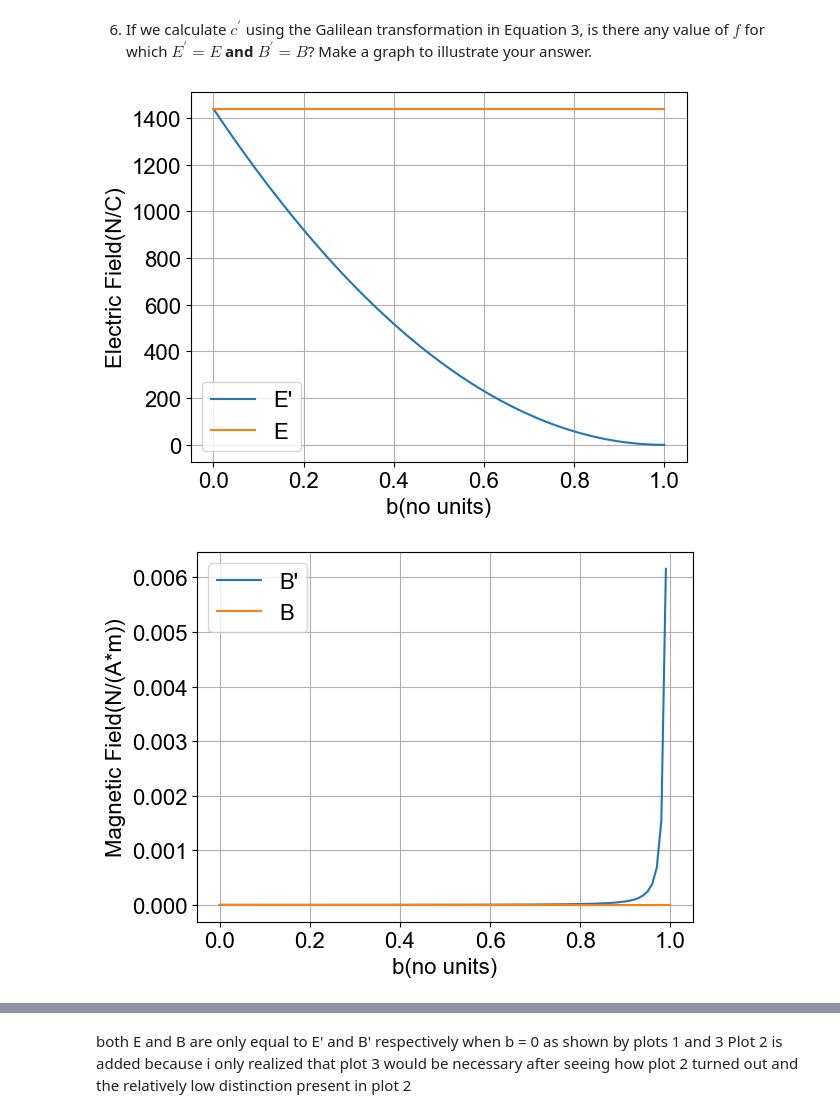
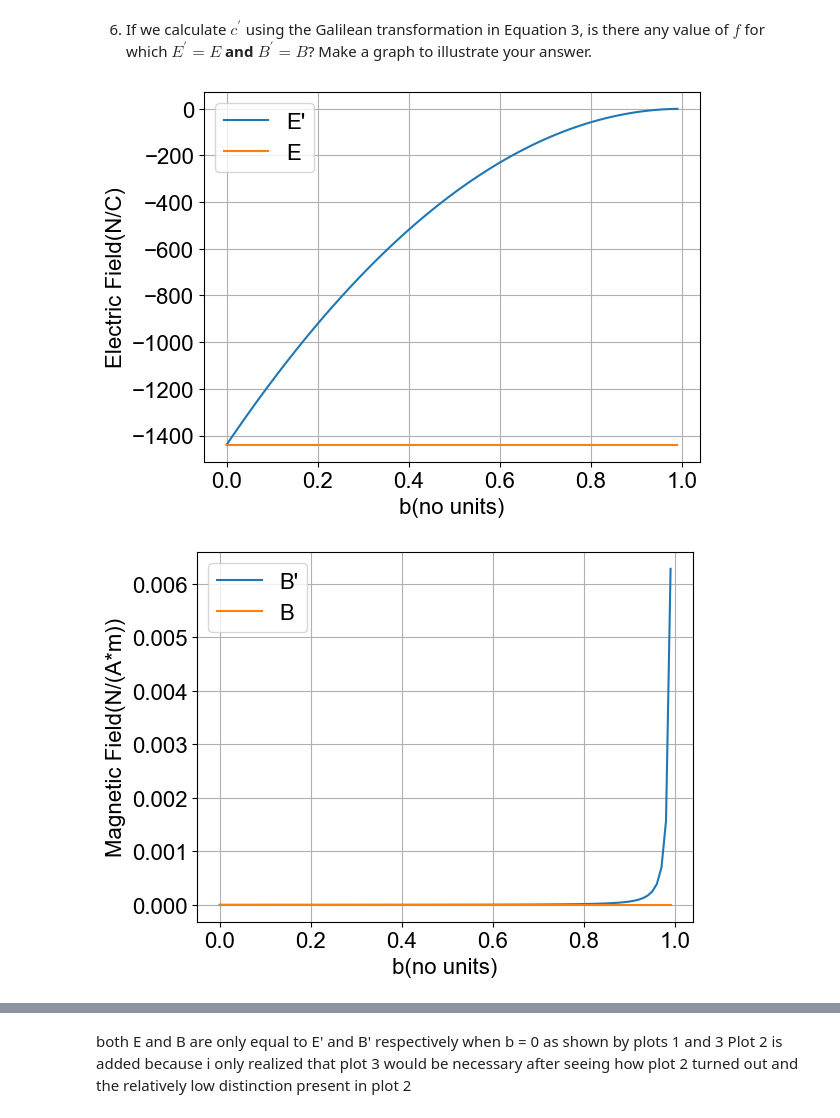
Before and after one commit to RafeWilkinson/Phys30924, a Jupyter notebook: assignment1.ipynb, the cells around one changed output, grey strips where cells are left out. Saved outputs shown, nothing was run; the diff lists cells and outputs as text; code cells hidden in the pictures.

```diff
--- a/assignment1.ipynb
+++ b/assignment1.ipynb
@@ -62,7 +61,7 @@ plt.show()
     <li>The Galilean velocity transformation suggests that objects can "catch up" with light, so that light in a vacuum appears to be going slower than the value of $c$ from Equation (1). Make a plot of $c^{\prime}$, the <strong>incorrect</strong> speed of light in frame $S^{\prime}$ according to the Galilean transformation, as a function of $f$. Put units on the axes where appropriate.</li>
 </ol>
 # %%
-b = np.linspace(0, 1, 100, endpoint = True)
+b = np.linspace(0, 1, 100, endpoint = False)
 def C (f):
     return constants.c * (1-f)
 plt.plot(b, C(b))
@@ -84,7 +83,7 @@ MiM = 1*10**-6
 def E0(C):
     return 1/(constants.mu_0 * C**2)
 E_0 = E0(C(b))
-Ef= constants.e/(4*np.pi*E_0*(MiM**2))
+Ef= -constants.e/(4*np.pi*E_0*(MiM**2))
 plt.plot(b, E_0)
 plt.grid()
 plt.xlabel('b(no units)')
@@ -134,32 +133,32 @@ plt.show()
 <li>If we calculate $c^{\prime}$ using the Galilean transformation in Equation 3, is there any value of $f$ for which $E^{\prime} = E$ <strong>and</strong> $B^{\prime} = B$? Make a graph to illustrate your answer.</li>
 </ol>
 # %%
-Egood = constants.e / (4*np.pi*constants.epsilon_0*MiM**2)
+Egood = -constants.e / (4*np.pi*constants.epsilon_0*MiM**2)
 Bgood = (constants.mu_0*1)/(1*2)
 BNew = Mu0New/2
 plt.plot(b, Ef, label = "E'")
 plt.plot(b, Egood*np.ones(len(b)), label = "E")
 plt.xlabel("b(no units)")
 plt.ylabel("Electric Field(N/C)")
 plt.legend()
 plt.grid()
 plt.show()
 
 plt.plot(b, BNew, label = "B'")
 plt.plot(b, Bgood*np.ones(len(b)), label = "B")
 plt.xlabel("b(no units)")
 plt.ylabel("Magnetic Field(N/(A*m))")
 plt.legend()
 plt.grid()
 plt.show()
 
 plt.semilogy(b, BNew, label = "B'")
 plt.semilogy(b, Bgood*np.ones(len(b)), label = "B")
 plt.xlabel("b(no units)")
 plt.ylabel("Magnetic Field(N/(A*m))")
 plt.legend()
 plt.grid()
 plt.show()
 # %% [output]
-[figure, old version]
+[figure, new version]
-[figure, old version]
+[figure, new version]
@@ -167,3 +166,3 @@ plt.show()
-# %% [markdown]
-both E and B are only equal to E' and B' respectively when b = 0 as shown by plots 1 and 3
-Plot 2 is added because i only realized that plot 3 would be necessary after seeing how plot 2 turned out and the relatively low distinction present in plot 2
+# %% [markdown]
+both E and B are only equal to E' and B' respectively when b = 0 as shown by plots 1 and 3
+Plot 2 is added because i only realized that plot 3 would be necessary after seeing how plot 2 turned out and the relatively low distinction present in plot 2
```
Also changed, not shown: parts of 8 cells of this notebook.
